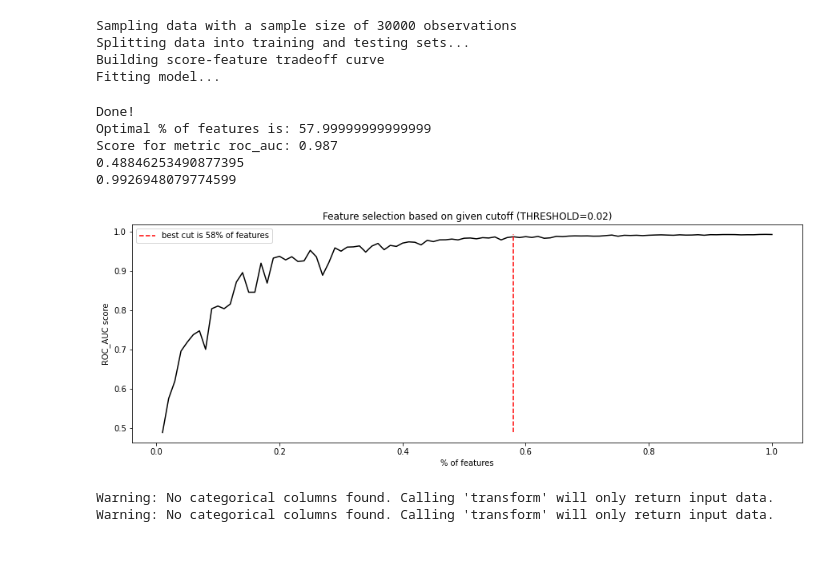
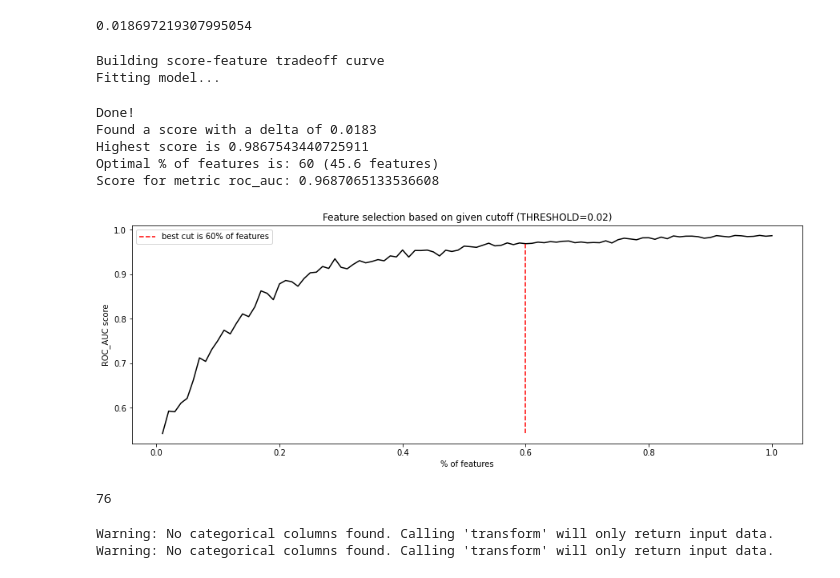
Before and after one commit to franceschettirm/mle-galileo-development, a Jupyter notebook: tests.ipynb, the cells around one changed output. Cells and saved outputs as stored; diff of their text form; code cells hidden in the pictures.

Commit message:
refactoring feature selection class

```diff
--- a/tests.ipynb
+++ b/tests.ipynb
@@ -26,0 +35,18 @@ from galileo.telescope import IterativeFeatureSelection
+# %%
+model = Pipeline(
+            [
+                ("encoder", CatBoostEncoder(random_state=42)),
+                ("estimator", LGBMClassifier(random_state=42, verbosity=-1)),
+            ]
+)
+# %%
+selector = OneShotFeatureSelection(model,
+                                    X_train,
+                                    y_train,
+                                    X_test,
+                                    y_test,
+                                    features,
+                                    target_name='target',
+                                    metric='roc_auc')
+# %%
+initial_selection = selector.select_features()
@@ -27,15 +62,10 @@ from galileo.telescope import IterativeFeatureSelection
 # %%
-ifs = IterativeFeatureSelection(dataframe=df, test_size=0.33, target_name='target', sample_size=30_000, threshold=0.02, metric='roc_auc')
+selector = IterativeFeatureSelection(model[-1],
+                                    X_train,
+                                    y_train,
+                                    X_test,
+                                    y_test,
+                                    initial_selection,
+                                    target_name='target',
+                                    threshold=0.02,
+                                    metric='roc_auc')
-# %%
-ifs.build_selection_curve()
-# %% [output]
-Sampling data with a sample size of 30000 observations
-Splitting data into training and testing sets...
-Building score-feature tradeoff curve
-Fitting model...
-Done!
-Optimal % of features is: 57.99999999999999
-Score for metric roc_auc: 0.987
-0.48846253490877395
-0.9926948079774599
-[figure, removed]
@@ -44,3 +75,22 @@ test = df[df.duplicated(['var_0', 'var_1'])] if True else False
+# %%
+diff(0.9902604606737445, 0.9717453436684913)
+# %% [output]
+0.018697219307995054
+# %%
+final_selection = selector.select_features()
+# %% [output]
+Building score-feature tradeoff curve
+Fitting model...
+Done!
+Found a score with a delta of 0.0183
+Highest score is 0.9867543440725911
+Optimal % of features is: 60 (45.6 features)
+Score for metric roc_auc: 0.9687065133536608
+[figure, added]
+# %%
+len(final_selection)
+# %% [output]
+76
 # %%
 sample = df.sample(n=30_000, random_state=42)
 features = list(filter(lambda x: x != "target", df.columns.values))
```
Also changed, not shown: parts of 6 cells of this notebook, 6 other files.
